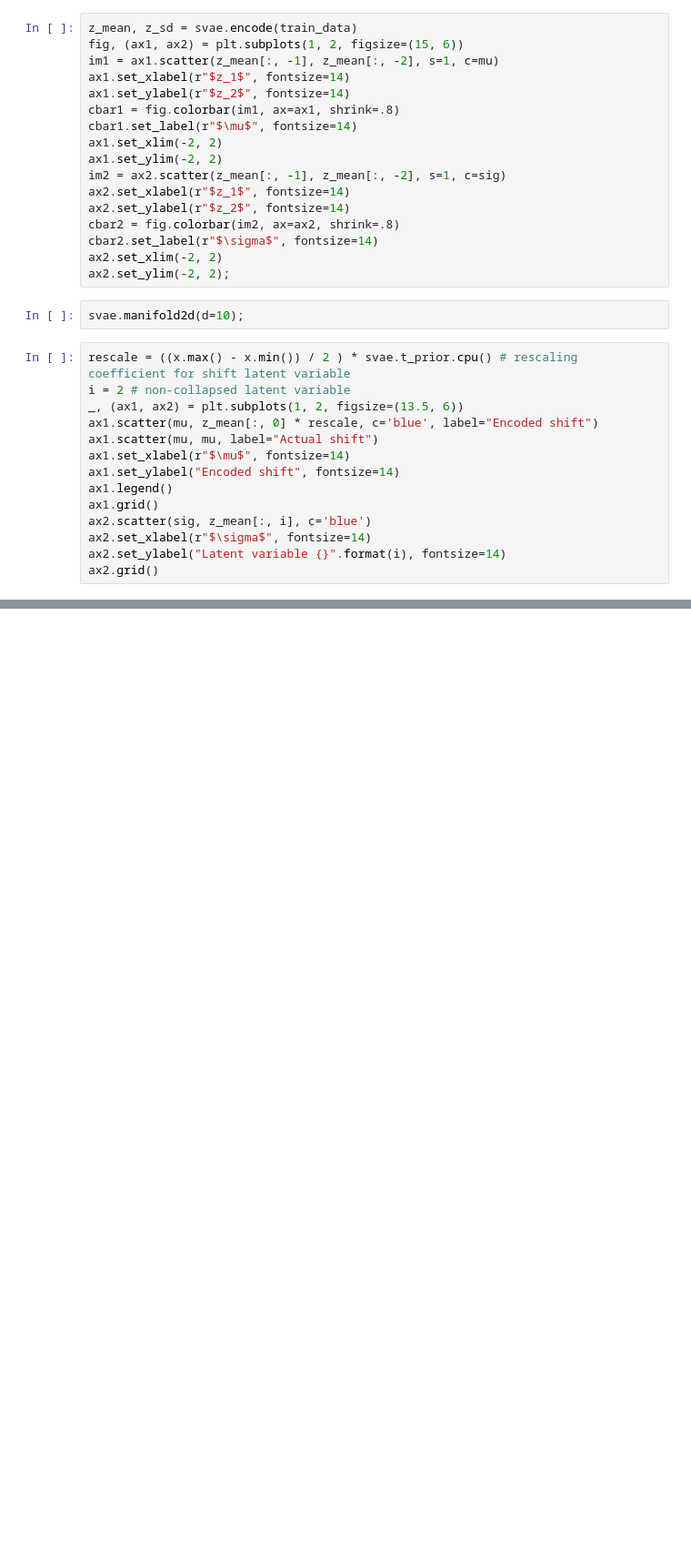
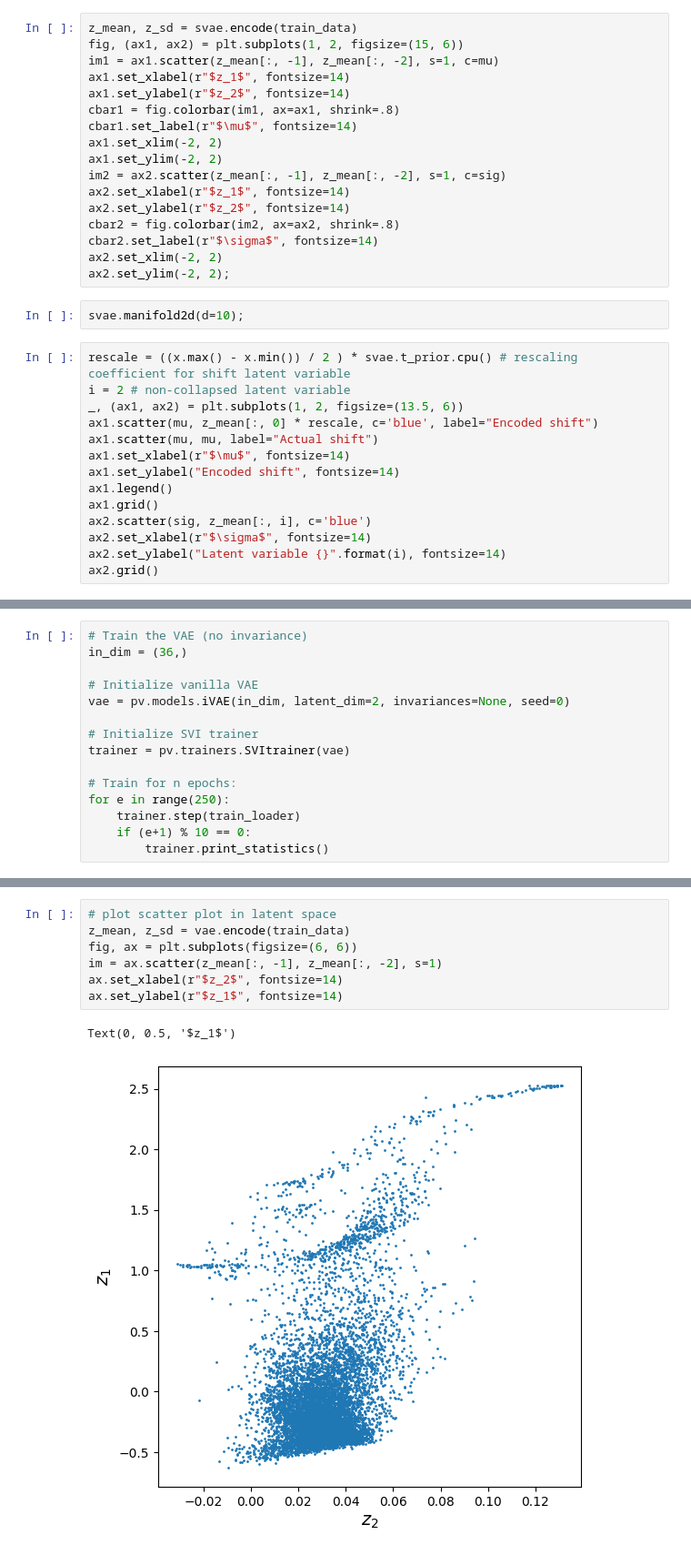
Before and after one commit to josephko91/ice-mp-su24, a Jupyter notebook: ml_examples/pyroved_example.ipynb, the cells around one changed output, grey strips where cells are left out. Shown at 91% size. Drawn from its saved outputs; the diff is of its cells as text; blank space fills up the shorter version.

```diff
--- a/ml_examples/pyroved_example.ipynb
+++ b/ml_examples/pyroved_example.ipynb
@@ -141,0 +202,15 @@ ax2.grid()
+# %%
+# Train the VAE (no invariance)
+in_dim = (36,)
+
+# Initialize vanilla VAE
+vae = pv.models.iVAE(in_dim, latent_dim=2, invariances=None, seed=0)
+
+# Initialize SVI trainer
+trainer = pv.trainers.SVItrainer(vae)
+
+# Train for n epochs:
+for e in range(250):
+    trainer.step(train_loader)
+    if (e+1) % 10 == 0:
+        trainer.print_statistics()
@@ -141,0 +235,10 @@ ax2.grid()
+# %%
+# plot scatter plot in latent space
+z_mean, z_sd = vae.encode(train_data)
+fig, ax = plt.subplots(figsize=(6, 6))
+im = ax.scatter(z_mean[:, -1], z_mean[:, -2], s=1)
+ax.set_xlabel(r"$z_2$", fontsize=14)
+ax.set_ylabel(r"$z_1$", fontsize=14)
+# %% [output]
+Text(0, 0.5, '$z_1$')
+[figure, added]
```
Also changed, not shown: parts of 14 cells of this notebook.
